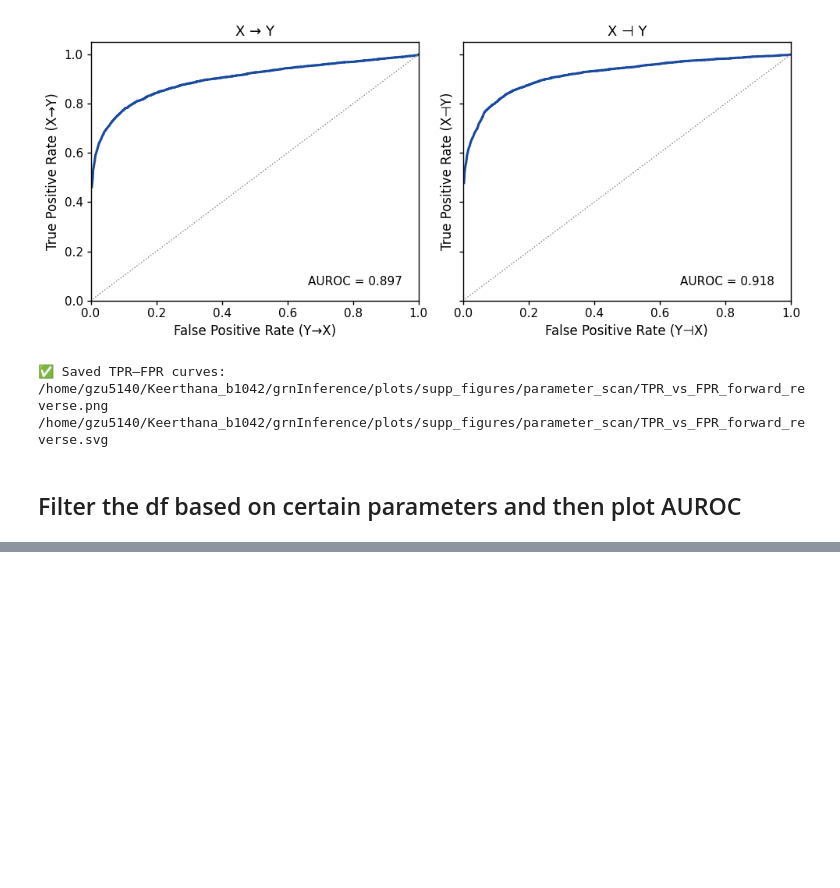
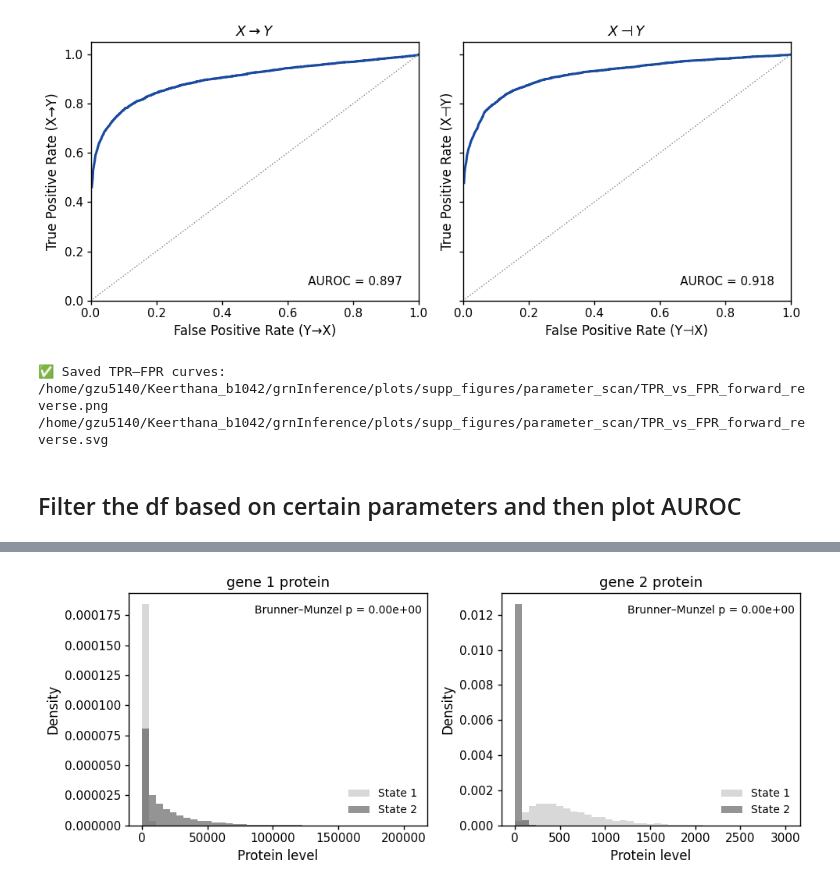
Before and after one commit to Keerthana910234/TwINFER, a Jupyter notebook: scripts_to_make_figures/parameter_scan.ipynb, the cells around one changed output, grey strips where cells are left out. Saved outputs shown, nothing was run; the diff lists cells and outputs as text; code cells hidden in the pictures; blank space fills up the shorter version.

```diff
--- a/scripts_to_make_figures/parameter_scan.ipynb
+++ b/scripts_to_make_figures/parameter_scan.ipynb
@@ -1564,0 +833,80 @@ print(f"✅ Saved ROC (all vs A_B): {save_all_svg}, {save_all_png}")
+# %%
+import pandas as pd
+import matplotlib.pyplot as plt
+import numpy as np
+from pathlib import Path
+from scipy.stats import brunnermunzel
+
+# === SETTINGS ===
+parameter_folder = Path("/home/gzu5140/Keerthana_b1042/grnInference/simulation_data/parameter_scan_simulations/A_B")
+
+# df_row_13110_13111_13112_25082025_121007_ncells_6000_A_B_04b84dc8.csv,df_row_294_295_296_25082025_030916_ncells_6000_A_B_331832f0.csv
+# df_row_13110_13111_13112_25082025_121007_ncells_6000_A_B_04b84dc8.csv,df_row_65940_65941_65942_26082025_054621_ncells_6000_A_B_cb604370.csv
+# === LOAD DATA ===
+df_left = pd.read_csv(parameter_folder / "df_row_13110_13111_13112_25082025_121007_ncells_6000_A_B_04b84dc8.csv")
+df_left = df_left[df_left["time_step"] == 1]
+
+df_right = pd.read_csv(parameter_folder / "df_row_294_295_296_25082025_030916_ncells_6000_A_B_331832f0.csv")
+df_right = df_right[df_right["time_step"] == 1]
+
+# === GENES TO PLOT ===
+genes = ["gene_1_protein", "gene_2_protein"]
+
+# === MATPLOTLIB PARAMS (Illustrator-friendly, no transparency or masks) ===
+plt.rcParams.update({
+    "svg.fonttype": "none",        # keep text editable
+    "pdf.fonttype": 42,            # TrueType text (no outlines)
+    "savefig.transparent": False,  # remove transparency masks
+    "axes.facecolor": "white",
+    "figure.facecolor": "white",
+    "axes.edgecolor": "black",
+    "axes.linewidth": 1.0,
+    "axes.grid": False
+})
+
+# === FIGURE ===
+fig, axes = plt.subplots(1, 2, figsize=(10, 4), sharey=False)
+axes = np.atleast_1d(axes)
+
+# consistent grayscale palette
+color_left = "#bfbfbf"   # light gray
+color_right = "#4d4d4d"  # dark gray
+
+for ax, gene in zip(axes, genes):
+    x_left = df_left[gene].dropna().values
+    x_right = df_right[gene].dropna().values
+
+    # use combined range for identical binning
+    all_vals = np.concatenate([x_left, x_right])
+    bins = np.linspace(all_vals.min(), all_vals.max(), 40)
+
+    # plot histograms (no alpha → no transparency masks)
+    ax.hist(x_left, bins=bins, color=color_left, density=True, label="State 1", edgecolor="none", alpha = 0.6)
+    ax.hist(x_right, bins=bins, color=color_right, density=True, label="State 2", edgecolor="none", histtype="stepfilled", alpha = 0.6)
+
+    # Brunner–Munzel test
+    stat, pval = brunnermunzel(x_left, x_right, nan_policy="omit")
+
+    # annotate
+    ax.set_title(gene.replace("_", " "), fontsize=13)
+    ax.set_xlabel("Protein level", fontsize=12)
+    ax.set_ylabel("Density", fontsize=12)
+    ax.legend(frameon=False, fontsize=10)
+    ax.text(0.98, 0.95, f"Brunner–Munzel p = {pval:.2e}",
+            transform=ax.transAxes, ha="right", va="top", fontsize=10)
+
+plt.tight_layout()
+
+# === SAVE ===
+output_folder = Path("/home/gzu5140/Keerthana_b1042/grnInference/plots/supp_figures/parameter_scan")
+output_folder.mkdir(exist_ok=True)
+svg_path = output_folder / "protein_histograms_comparison_2.svg"
+png_path = output_folder / "protein_histograms_comparison_2.png"
+
+plt.savefig(svg_path, dpi=600, bbox_inches="tight", transparent=False)
+plt.savefig(png_path, dpi=600, bbox_inches="tight", transparent=False)
+plt.show()
+
+print(f"✅ Saved Illustrator-ready histograms:\n{svg_path}\n{png_path}")
+# %% [output]
+[figure, added]
```
Also changed, not shown: parts of 17 cells of this notebook.
